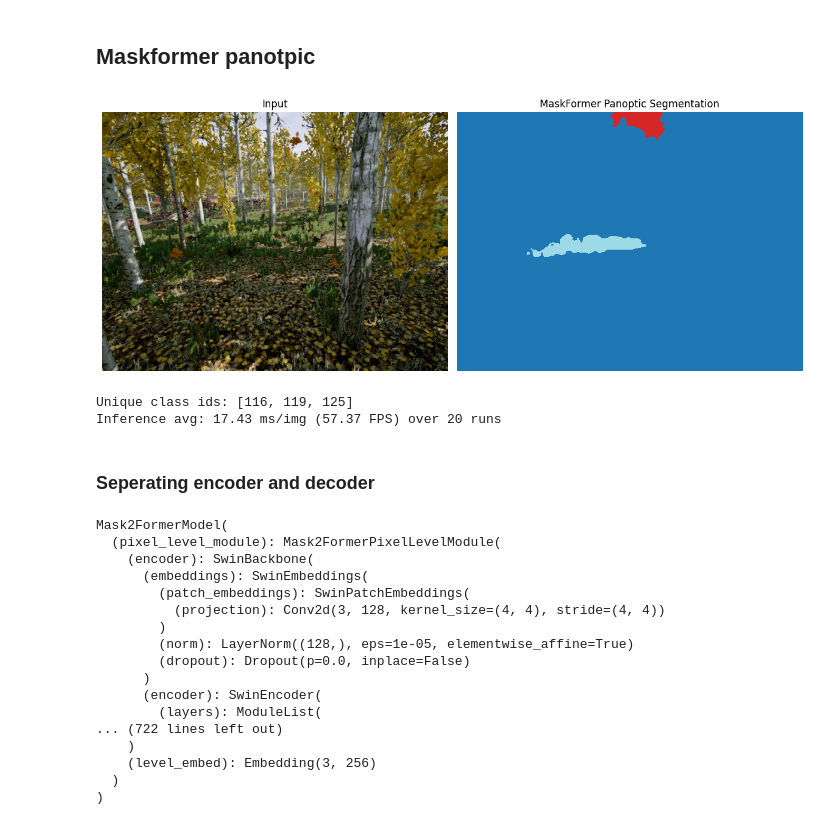
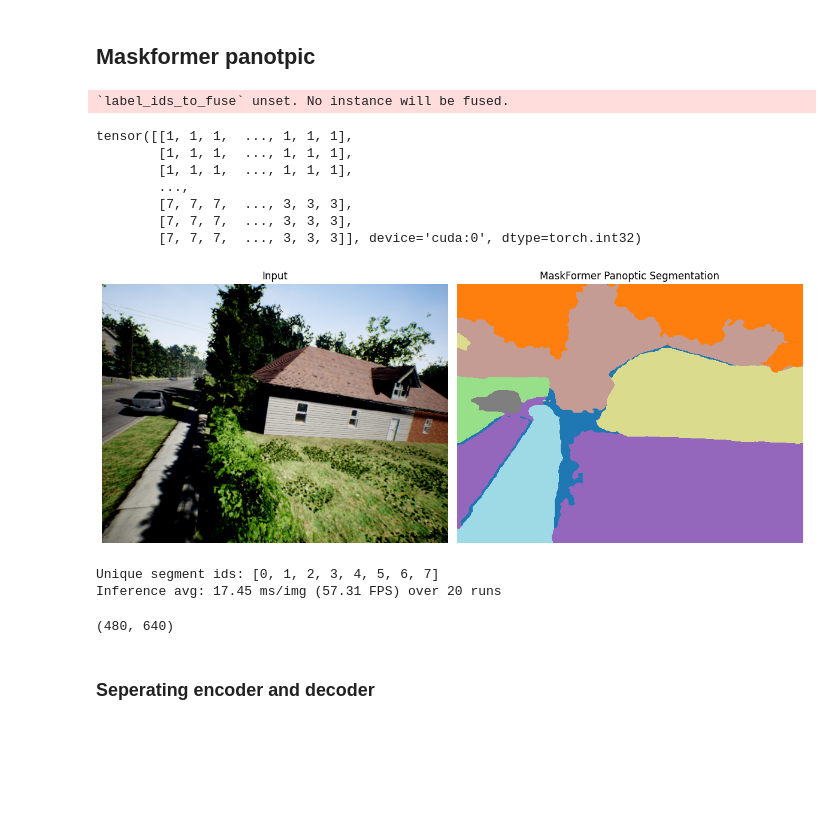
Before and after one commit to kumaran-3527/DPVO, a Jupyter notebook: dinov2-demo.ipynb, the cells around one changed output. Cells and saved outputs as stored; diff of their text form; code cells hidden in the pictures; blank space fills up the shorter version.

```diff
--- a/dinov2-demo.ipynb
+++ b/dinov2-demo.ipynb
@@ -175,7 +175,10 @@ Inference avg: 22.28 ms/img (44.87 FPS) over 20 runs
 # %%
 from transformers import AutoImageProcessor, Mask2FormerForUniversalSegmentation
 from pathlib import Path
-
+import torch
+import matplotlib.pyplot as plt
+from PIL import Image
+import time
 
 # model = "facebook/mask2former-swin-large-cityscapes-panoptic"  ## Badd
 # model = 'facebook/mask2former-swin-large-coco-panoptic' ## Pretty decent
@@ -188,23 +191,25 @@ seg_model = seg_model.eval().to(torch.device('cuda'))
 # image1 = Image.open("datasets/mono/ME001/000000.png").convert("RGB") ## Park/Tree/Day/Sunny
 # image1 = Image.open("datasets/mono/ME000/000001.png").convert("RGB") ## Abonded Building terrace/ Day/very Sunny/glare
 # image1 = Image.open("datasets/mono/ME002/000011.png").convert("RGB") ## cave/forest/dark
-# image1 = Image.open("datasets/mono/ME003/000027.png").convert("RGB") ## suburban area/road/car/house
+image1 = Image.open("datasets/mono/ME003/000027.png").convert("RGB") ## suburban area/road/car/house
 # image1 = Image.open("datasets/mono/ME004/000020.png").convert("RGB") ## underwater
 # image1 = Image.open("datasets/mono/ME005/000050.png").convert("RGB") ## indoor offfice
-image1 = Image.open("datasets/mono/ME006/000021.png").convert("RGB") ## dense forest
-# image1 = Image.open("datasets/mono/ME007/000021.png").convert("RGB") ## desert
+# image1 = Image.open("datasets/mono/ME006/000021.png").convert("RGB") ## dense forest
+# image2 = Image.open("datasets/mono/ME007/000021.png").convert("RGB") ## desert
 
-seg_inputs = seg_processor(images=image1, return_tensors="pt")
+seg_inputs = seg_processor(images=[image1], return_tensors="pt")
 seg_inputs = {k: (v.to(seg_model.device) if isinstance(v, torch.Tensor) else v) for k, v in seg_inputs.items()}
 
 with torch.no_grad():
     seg_outputs = seg_model(**seg_inputs)
 
-# Post-process to obtain semantic segmentation mask at image resolution
-seg_result = seg_processor.post_process_semantic_segmentation(
-    outputs=seg_outputs, target_sizes=[image1.size[::-1]]
-)[0]  # (H, W) tensor with class ids
+# Panoptic post-process
+_panoptic = seg_processor.post_process_panoptic_segmentation(
+    seg_outputs, target_sizes=[image1.size[::-1]]
+)[0]
+seg_result = _panoptic["segmentation"]
 
+print(seg_result)
 # Visualize input and segmentation mask
 fig, ax = plt.subplots(1, 2, figsize=(12, 6))
 ax[0].imshow(image1)
@@ -218,8 +223,8 @@ ax[1].axis("off")
 plt.tight_layout()
 plt.show()
 
-# Optional: print unique class ids present
-print("Unique class ids:", sorted(set(seg_result.cpu().numpy().ravel().tolist())))
+# Optional: print unique ids present
+print("Unique segment ids:", sorted(set(seg_result.cpu().numpy().ravel().tolist())))
 
 # set your desired save directory
 save_dir = f"seg_models/{model}"
@@ -228,58 +233,50 @@ Path(save_dir).mkdir(parents=True, exist_ok=True)
 _prev_device = next(seg_model.parameters()).device
 seg_model.to("cpu")
 seg_model.save_pretrained(save_dir)
 seg_processor.save_pretrained(save_dir)
 seg_model.to(_prev_device)
 
 
 
 # Benchmark inference time (forward pass only)
 warmup = 5
 runs = 20
 
 with torch.no_grad():
     for _ in range(warmup):
         _ = seg_model(**seg_inputs)
 if torch.cuda.is_available():
     torch.cuda.synchronize()
 
 t0 = time.perf_counter()
 with torch.no_grad():
     for _ in range(runs):
         _ = seg_model(**seg_inputs)
 if torch.cuda.is_available():
     torch.cuda.synchronize()
 t1 = time.perf_counter()
 
 avg_ms = (t1 - t0) * 1000.0 / runs
 fps = 1000.0 / avg_ms
 print(f"Inference avg: {avg_ms:.2f} ms/img ({fps:.2f} FPS) over {runs} runs")
 # %% [output]
+`label_ids_to_fuse` unset. No instance will be fused.
+tensor([[1, 1, 1,  ..., 1, 1, 1],
+        [1, 1, 1,  ..., 1, 1, 1],
+        [1, 1, 1,  ..., 1, 1, 1],
+        ...,
+        [7, 7, 7,  ..., 3, 3, 3],
+        [7, 7, 7,  ..., 3, 3, 3],
+        [7, 7, 7,  ..., 3, 3, 3]], device='cuda:0', dtype=torch.int32)
-[figure, old version]
+[figure, new version]
-Unique class ids: [116, 119, 125]
-Inference avg: 17.43 ms/img (57.37 FPS) over 20 runs
+Unique segment ids: [0, 1, 2, 3, 4, 5, 6, 7]
+Inference avg: 17.45 ms/img (57.31 FPS) over 20 runs
+# %%
+image1.size[::-1]
+# %% [output]
+(480, 640)
 # %% [markdown]
 ### Seperating encoder and decoder
-# %%
-print(seg_model.model)
-# %% [output]
-Mask2FormerModel(
-  (pixel_level_module): Mask2FormerPixelLevelModule(
-    (encoder): SwinBackbone(
-      (embeddings): SwinEmbeddings(
-        (patch_embeddings): SwinPatchEmbeddings(
-          (projection): Conv2d(3, 128, kernel_size=(4, 4), stride=(4, 4))
-        )
-        (norm): LayerNorm((128,), eps=1e-05, elementwise_affine=True)
-        (dropout): Dropout(p=0.0, inplace=False)
-      )
-      (encoder): SwinEncoder(
-        (layers): ModuleList(
-... (722 lines left out)
-    )
-    (level_embed): Embedding(3, 256)
-  )
-)
 # %%
 import torch
 
```
Also changed, not shown: parts of 2 cells of this notebook, 2 other files.
